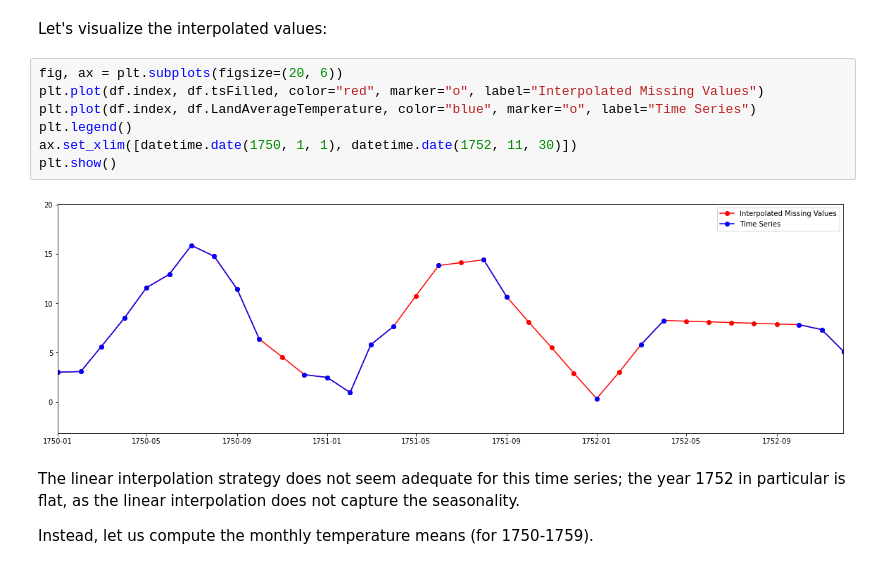
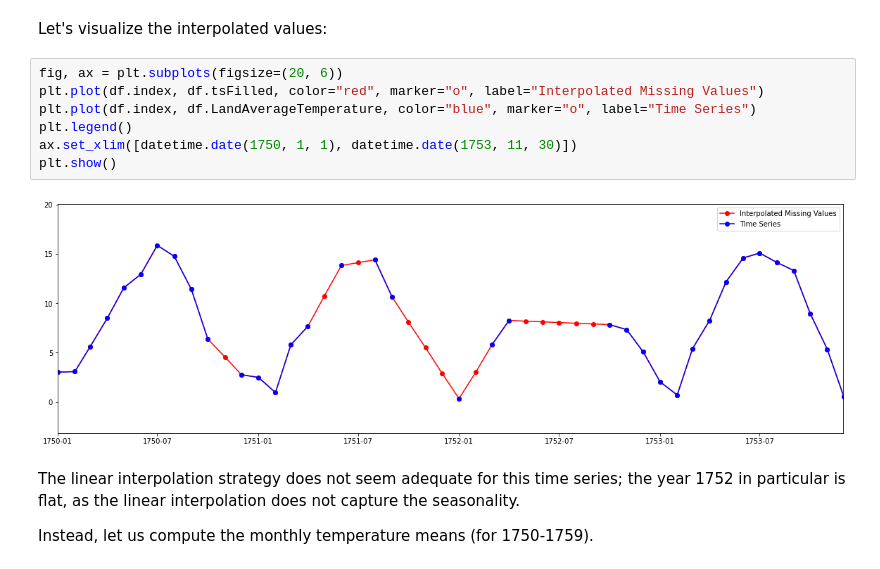
Before and after one commit to GianCarloMilanese/bdmapr_project, a Jupyter notebook: 2.ipynb, the cells around one changed output. Saved outputs shown, nothing was run; the diff lists cells and outputs as text.

```diff
--- a/2.ipynb
+++ b/2.ipynb
@@ -101,12 +101,12 @@ Let's visualize the interpolated values:
 # %%
 fig, ax = plt.subplots(figsize=(20, 6))
 plt.plot(df.index, df.tsFilled, color="red", marker="o", label="Interpolated Missing Values")
 plt.plot(df.index, df.LandAverageTemperature, color="blue", marker="o", label="Time Series")
 plt.legend()
-ax.set_xlim([datetime.date(1750, 1, 1), datetime.date(1752, 11, 30)])
+ax.set_xlim([datetime.date(1750, 1, 1), datetime.date(1753, 11, 30)])
 plt.show()
 # %% [output]
-[figure, old version]
+[figure, new version]
 # %% [markdown]
 The linear interpolation strategy does not seem adequate for this time series; the year 1752 in particular is flat, as the linear interpolation does not capture the seasonality.
 
```
Also changed, not shown: parts of 5 cells of this notebook, 2 other files.
